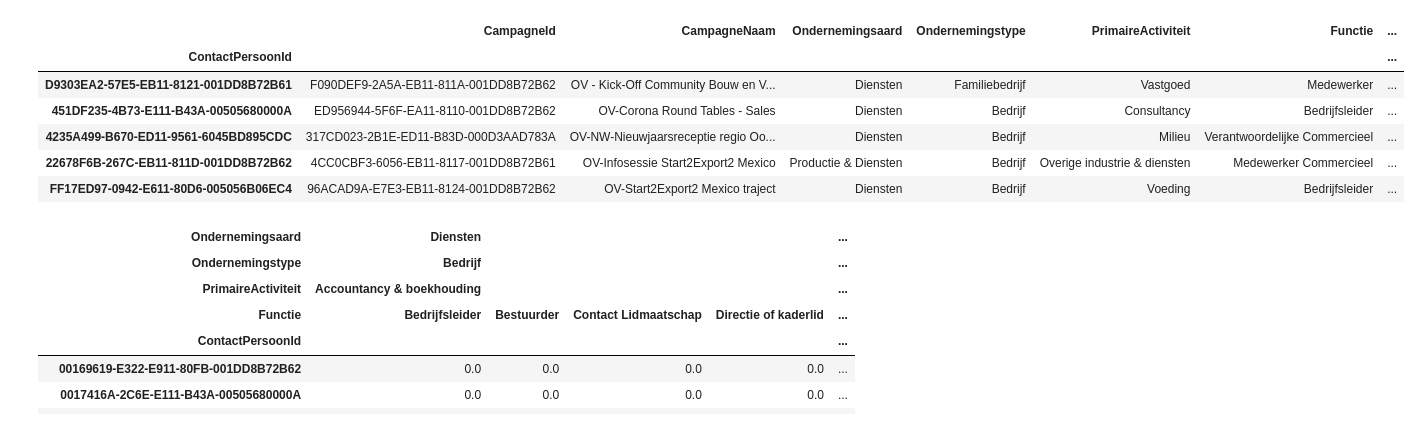
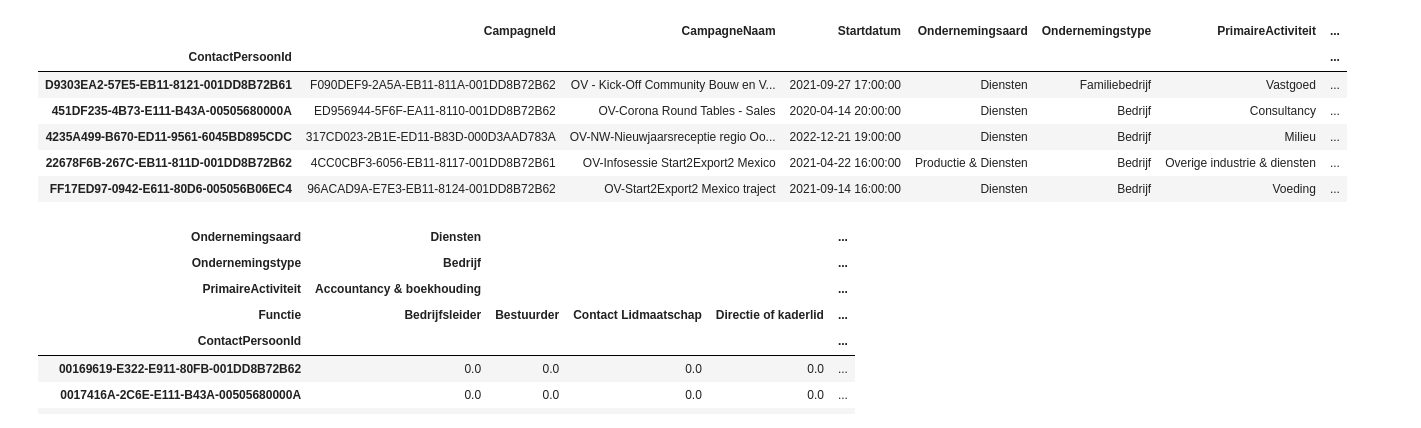
Before and after one commit to Pineapple217/HoGent-Data-Engineering-Project-2324, a Jupyter notebook: notebooks/User based Collaborative filtering/Userbased.ipynb, the cells around one changed output. Drawn from its saved outputs; the diff is of its cells as text; code cells hidden in the pictures.

```diff
--- a/notebooks/User based Collaborative filtering/Userbased.ipynb
+++ b/notebooks/User based Collaborative filtering/Userbased.ipynb
@@ -8,30 +8,31 @@ from sklearn.metrics.pairwise import cosine_similarity
 # %%
 load_dotenv()
 DB_URL = os.getenv("DB_URL")
 engine = create_engine(DB_URL)
-# select 26 rows from SQL table to insert in dataframe.
 query = """
-select c.ContactPersoonId, i.CampagneId, i.CampagneNaam, a.Ondernemingsaard, a.Ondernemingstype, a.PrimaireActiviteit, f.Naam as Functie
+select c.ContactPersoonId, i.CampagneId, i.CampagneNaam, ca.Startdatum, a.Ondernemingsaard, a.Ondernemingstype, a.PrimaireActiviteit, f.Naam as Functie
 from Contactfiche c
 join Account a on a.AccountId = c.AccountId
 join Inschrijving i on i.ContactficheId = c.ContactPersoonId
+join Campagne ca on ca.CampagneId = i.CampagneId
 join ContactficheFunctie cf on cf.ContactpersoonId = c.ContactPersoonId
 join Functie f on f.FunctieId = cf.FunctieId
-where CampagneId is not null;
+where i.CampagneId is not null;
 """
+
 df = pd.read_sql(query, engine)
 df.set_index('ContactPersoonId', inplace=True)
 df["rating"] = 1
 
 df.head()
 # %% [output]
-|  | CampagneId | CampagneNaam | Ondernemingsaard | Ondernemingstype | PrimaireActiviteit | Functie | ... |
+|  | CampagneId | CampagneNaam | Startdatum | Ondernemingsaard | Ondernemingstype | PrimaireActiviteit | ... |
 | ContactPersoonId |  |  |  |  |  |  | ... |
-| D9303EA2-57E5-EB11-8121-001DD8B72B61 | F090DEF9-2A5A-EB11-811A-001DD8B72B62 | OV - Kick-Off Community Bouw en V... | Diensten | Familiebedrijf | Vastgoed | Medewerker | ... |
-| 451DF235-4B73-E111-B43A-00505680000A | ED956944-5F6F-EA11-8110-001DD8B72B62 | OV-Corona Round Tables - Sales | Diensten | Bedrijf | Consultancy | Bedrijfsleider | ... |
-| 4235A499-B670-ED11-9561-6045BD895CDC | 317CD023-2B1E-ED11-B83D-000D3AAD783A | OV-NW-Nieuwjaarsreceptie regio Oo... | Diensten | Bedrijf | Milieu | Verantwoordelijke Commercieel | ... |
-| 22678F6B-267C-EB11-811D-001DD8B72B62 | 4CC0CBF3-6056-EB11-8117-001DD8B72B61 | OV-Infosessie Start2Export2 Mexico | Productie & Diensten | Bedrijf | Overige industrie & diensten | Medewerker Commercieel | ... |
-| FF17ED97-0942-E611-80D6-005056B06EC4 | 96ACAD9A-E7E3-EB11-8124-001DD8B72B62 | OV-Start2Export2 Mexico traject | Diensten | Bedrijf | Voeding | Bedrijfsleider | ... |
+| D9303EA2-57E5-EB11-8121-001DD8B72B61 | F090DEF9-2A5A-EB11-811A-001DD8B72B62 | OV - Kick-Off Community Bouw en V... | 2021-09-27 17:00:00 | Diensten | Familiebedrijf | Vastgoed | ... |
+| 451DF235-4B73-E111-B43A-00505680000A | ED956944-5F6F-EA11-8110-001DD8B72B62 | OV-Corona Round Tables - Sales | 2020-04-14 20:00:00 | Diensten | Bedrijf | Consultancy | ... |
+| 4235A499-B670-ED11-9561-6045BD895CDC | 317CD023-2B1E-ED11-B83D-000D3AAD783A | OV-NW-Nieuwjaarsreceptie regio Oo... | 2022-12-21 19:00:00 | Diensten | Bedrijf | Milieu | ... |
+| 22678F6B-267C-EB11-811D-001DD8B72B62 | 4CC0CBF3-6056-EB11-8117-001DD8B72B61 | OV-Infosessie Start2Export2 Mexico | 2021-04-22 16:00:00 | Productie & Diensten | Bedrijf | Overige industrie & diensten | ... |
+| FF17ED97-0942-E611-80D6-005056B06EC4 | 96ACAD9A-E7E3-EB11-8124-001DD8B72B62 | OV-Start2Export2 Mexico traject | 2021-09-14 16:00:00 | Diensten | Bedrijf | Voeding | ... |
 # %%
 df_pivot = pd.pivot_table(df, index='ContactPersoonId', columns=['Ondernemingsaard', 'Ondernemingstype', 'PrimaireActiviteit', 'Functie'], values='rating', fill_value = 0)
 df_pivot
```
Also changed, not shown: parts of 12 cells of this notebook.
